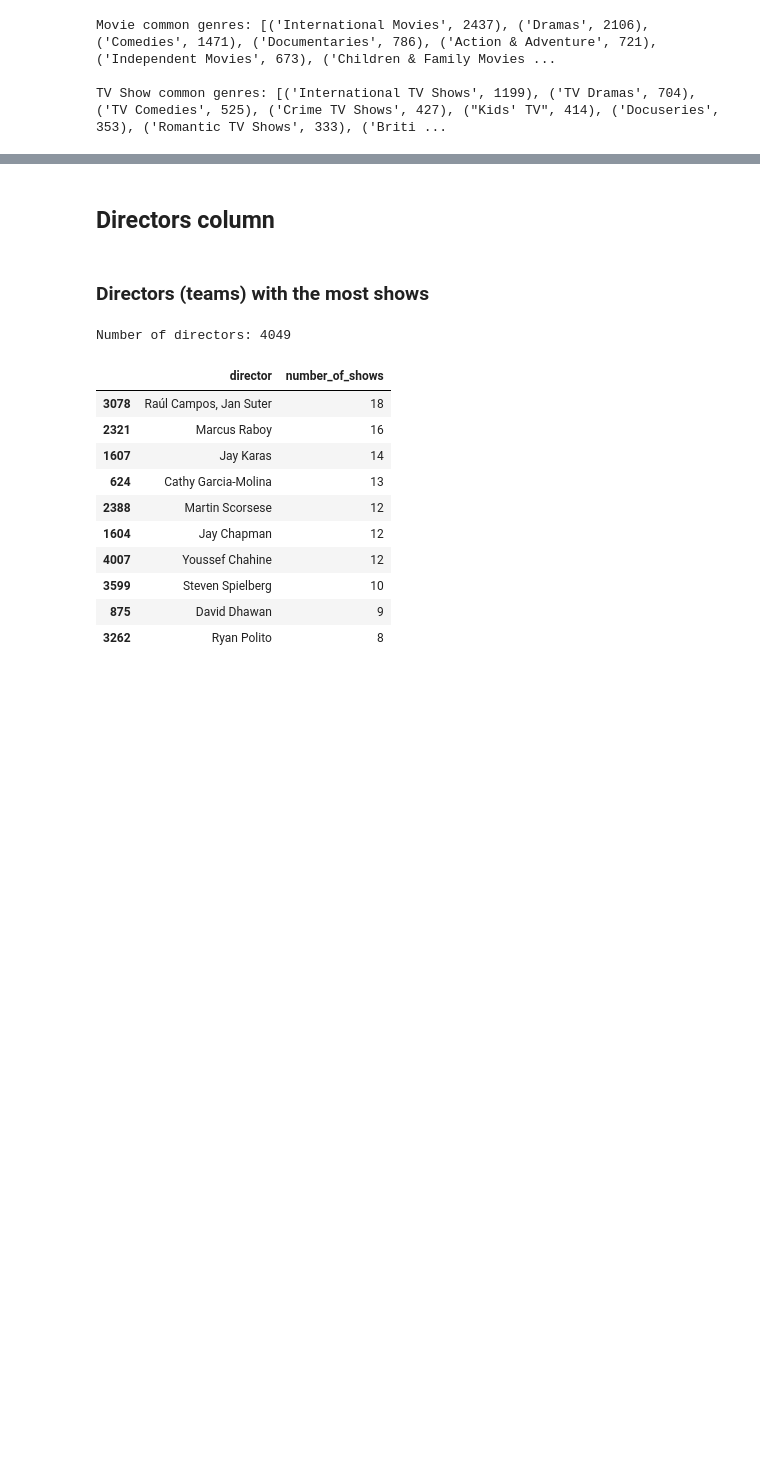
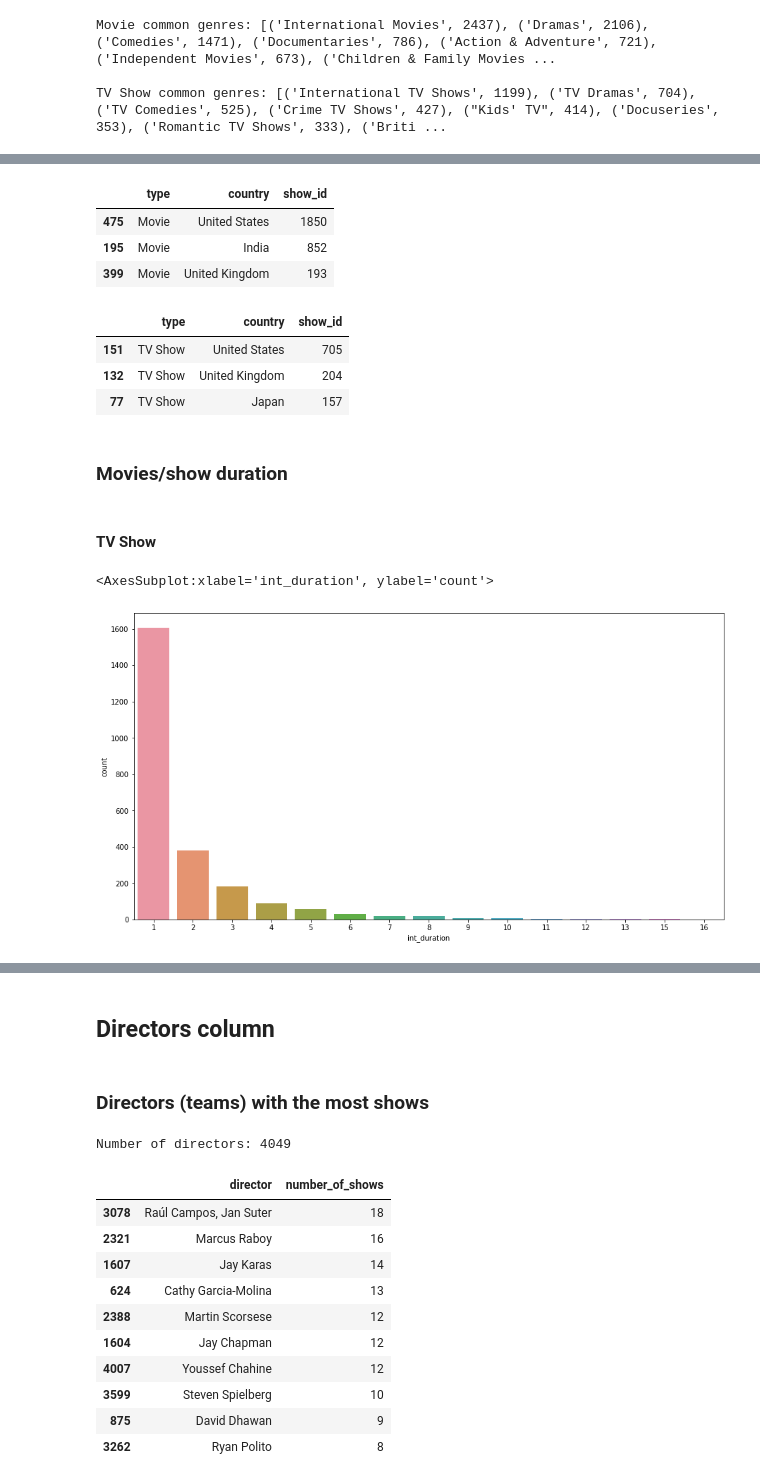
Before and after one commit to EvgeniiMaslov/python-playground, a Jupyter notebook: mini_projects/netflix_dataset_analysis/main.ipynb, the cells around one changed output, grey strips where cells are left out. Drawn from its saved outputs; the diff is of its cells as text; code cells hidden in the pictures; blank space fills up the shorter version.

```diff
--- a/mini_projects/netflix_dataset_analysis/main.ipynb
+++ b/mini_projects/netflix_dataset_analysis/main.ipynb
@@ -109,0 +184,35 @@ TV Show common genres: [('International TV Shows', 1199), ('TV Dramas', 704), ('
+# %%
+group = df[df['type'] == 'Movie'].groupby(by=['type', 'country']).agg({'show_id':'count'}).reset_index()
+group = group.sort_values(by=['show_id'], ascending=False)
+group.head(3)
+# %% [output]
+|  | type | country | show_id |
+| 475 | Movie | United States | 1850 |
+| 195 | Movie | India | 852 |
+| 399 | Movie | United Kingdom | 193 |
+# %%
+group = df[df['type'] == 'TV Show'].groupby(by=['type', 'country']).agg({'show_id':'count'}).reset_index()
+group = group.sort_values(by=['show_id'], ascending=False)
+group.head(3)
+# %% [output]
+|  | type | country | show_id |
+| 151 | TV Show | United States | 705 |
+| 132 | TV Show | United Kingdom | 204 |
+| 77 | TV Show | Japan | 157 |
+# %% [markdown]
+### Movies/show duration
+# %%
+def get_duration(row):
+    return int(row.split(' ')[0])
+
+df['int_duration'] = df['duration'].apply(get_duration)
+# %% [markdown]
+#### TV Show
+# %%
+tv_sub = df[df['type'] == 'TV Show']
+
+plt.figure(figsize=(15, 8))
+sns.countplot(data=tv_sub, x='int_duration')
+# %% [output]
+<AxesSubplot:xlabel='int_duration', ylabel='count'>
+[figure, added]
```
Also changed, not shown: parts of 40 cells of this notebook.
